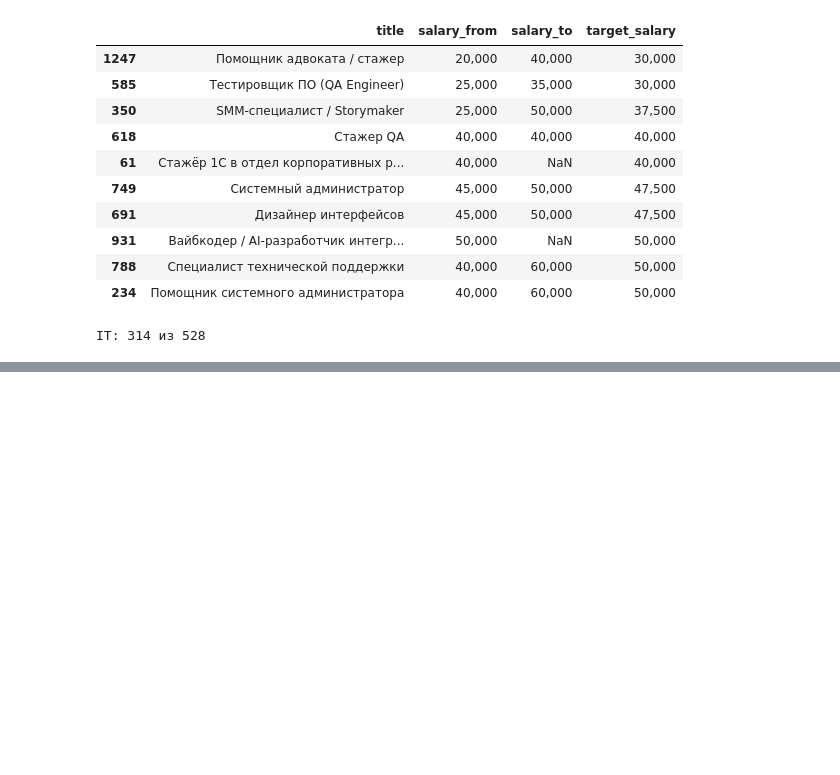
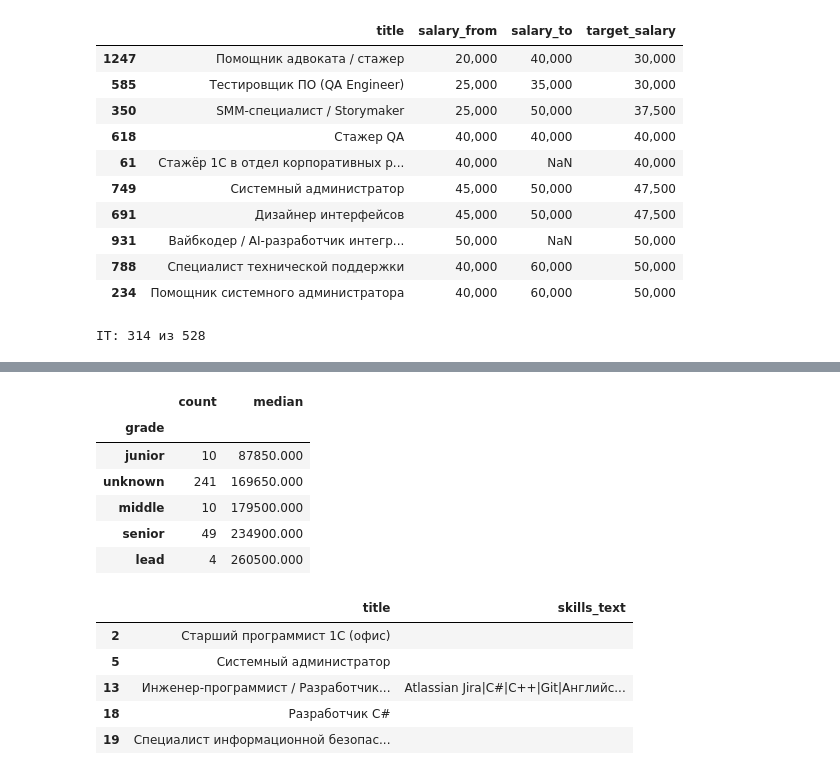
Before and after one commit to tys1g/it-salary-ru, a Jupyter notebook: notebooks/03_hh_model.ipynb, the cells around one changed output, grey strips where cells are left out. Saved outputs shown, nothing was run; the diff lists cells and outputs as text; code cells hidden in the pictures; blank space fills up the shorter version.

```diff
--- a/notebooks/03_hh_model.ipynb
+++ b/notebooks/03_hh_model.ipynb
@@ -117,3 +118,10 @@ it = s[is_it].copy()
 print(f"IT: {len(it)} из {len(s)}")
 # %% [output]
 IT: 314 из 528
+# %%
+is_gross = it["salary_gross"] == True
+
+it["salary_net"] = np.where(is_gross, it["target_salary"] * 0.87, it["target_salary"])
+
+print("медиана до:   ", it["target_salary"].median())
+print("медиана после:", it["salary_net"].median())
@@ -119,0 +149,12 @@ IT: 314 из 528
+# %%
+def work_mode(text):
+    text = str(text or "")
+    if text == "удалённо":
+        return "remote"
+    if "удал" in text or "гибрид" in text:
+        return "hybrid"
+    return "office"
+
+
+it["remote"] = it["work_format"].map(work_mode)
+display(it.groupby("remote")["salary_net"].agg(["count", "median"]).sort_values("median"))
@@ -119,0 +167,39 @@ IT: 314 из 528
+# %%
+import re
+
+pd.set_option("display.float_format", "{:.3f}".format)
+
+
+def grade(title):
+    t = title.lower()
+    if re.search(r"руковод|head|директор|cto|team ?lead|тимлид|\blead\b|лид\b", t):
+        return "lead"
+    if re.search(r"senior|сеньор|ведущ|старш|главн", t):
+        return "senior"
+    if re.search(r"middle|мидл", t):
+        return "middle"
+    if re.search(r"junior|джун|младш|стаж|intern|начинающ|помощник", t):
+        return "junior"
+    return "unknown"
+
+
+it["grade"] = it["title"].map(grade)
+display(it.groupby("grade")["salary_net"].agg(["count", "median"]).sort_values("median"))
+
+it["skills_text"] = it["skills"].map(lambda x: "|".join(x) if x is not None and len(x) else "")
+it["description"] = it["description"].fillna("")
+it[["title", "skills_text"]].head()
+# %% [output]
+|  | count | median |
+| grade |  |  |
+| junior | 10 | 87850.000 |
+| unknown | 241 | 169650.000 |
+| middle | 10 | 179500.000 |
+| senior | 49 | 234900.000 |
+| lead | 4 | 260500.000 |
+|  | title | skills_text |
+| 2 | Старший программист 1С (офис) |  |
+| 5 | Системный администратор |  |
+| 13 | Инженер-программист / Разработчик... | Atlassian Jira|C#|C++|Git|Английс... |
+| 18 | Разработчик C# |  |
+| 19 | Специалист информационной безопас... |  |
```
Also changed, not shown: parts of 7 cells of this notebook.
